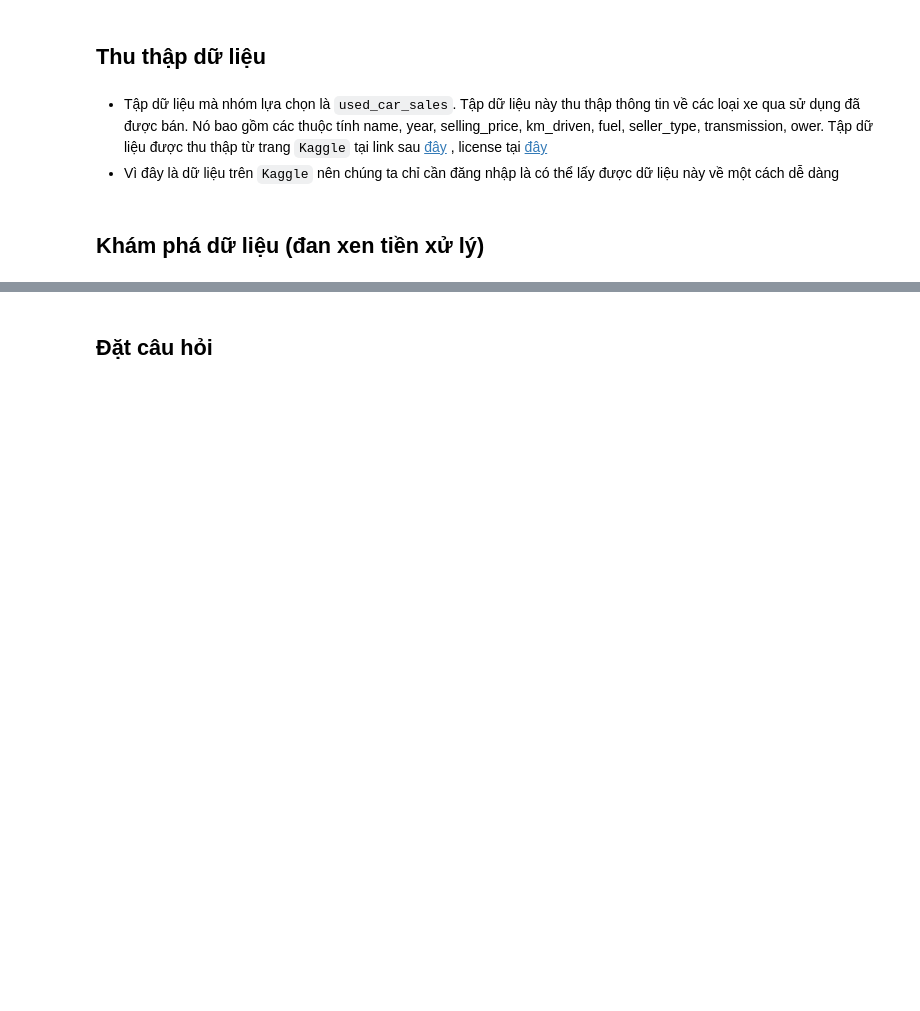
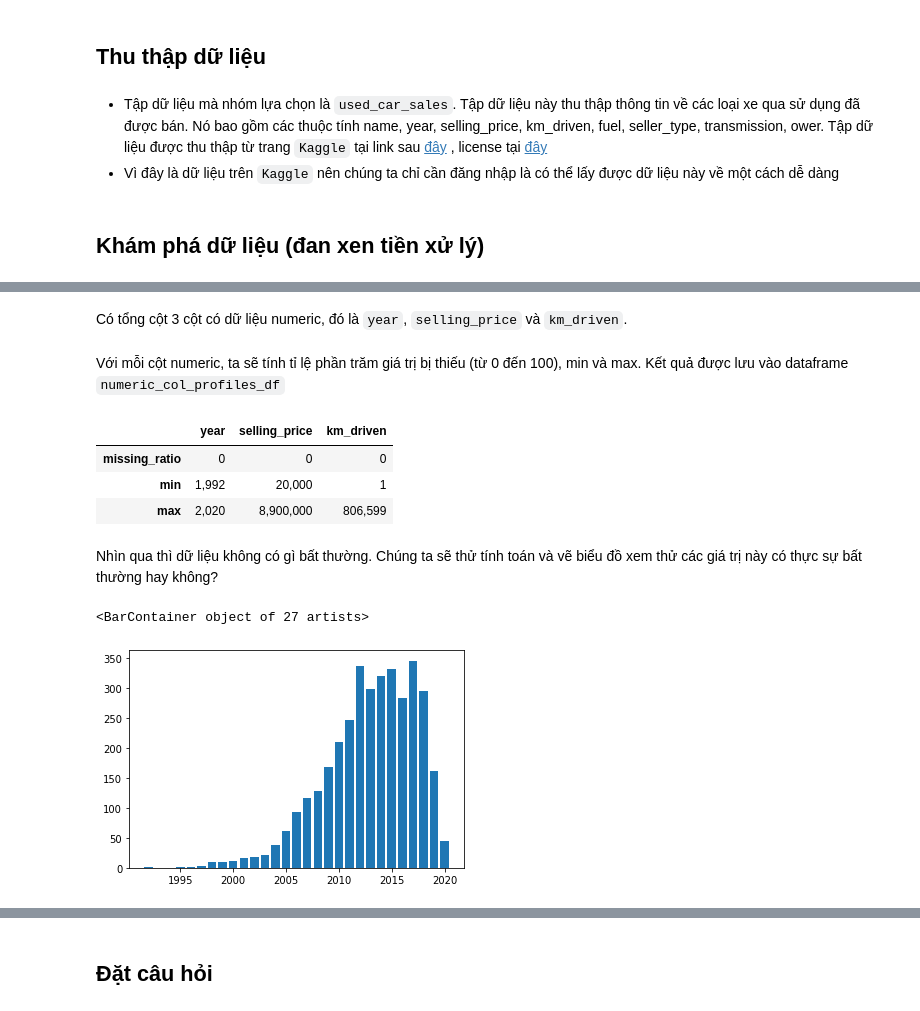
Before and after one commit to syhcmus/LTKHDL, a Jupyter notebook: 18120491_18120540.ipynb, the cells around one changed output, grey strips where cells are left out. Drawn from its saved outputs; the diff is of its cells as text; code cells hidden in the pictures; blank space fills up the shorter version.

```diff
--- a/18120491_18120540.ipynb
+++ b/18120491_18120540.ipynb
@@ -97,0 +25,3 @@ data
+# %%
+df = pd.read_csv('used-car-sales.csv')
+df.head(10)
@@ -97,0 +76,3 @@ data
+# %%
+df = df.drop_duplicates()
+print(f"Kich thuoc cua data sau khi loai bo cac dong bi lap: {df.shape}")
@@ -97,0 +149,28 @@ data
+# %% [markdown]
+Có tổng cột 3 cột có dữ liệu numeric, đó là `year`, `selling_price` và `km_driven`.
+# %% [markdown]
+Với mỗi cột numeric, ta sẽ tính tỉ lệ phần trăm giá trị bị thiếu (từ 0 đến 100), min và max. Kết quả được lưu vào dataframe `numeric_col_profiles_df`
+# %%
+pd.options.display.float_format = '{:,.0f}'.format
+nume_cols = ["year", "selling_price", "km_driven"]
+
+def missing_ratio(s):
+    return s.isnull().mean() * 100
+
+numeric_col_profiles_df = df[nume_cols].agg([missing_ratio, 'min', 'max'])
+numeric_col_profiles_df
+# %% [output]
+|  | year | selling_price | km_driven |
+| missing_ratio | 0 | 0 | 0 |
+| min | 1,992 | 20,000 | 1 |
+| max | 2,020 | 8,900,000 | 806,599 |
+# %% [markdown]
+Nhìn qua thì dữ liệu không có gì bất thường. Chúng ta sẽ thử tính toán và vẽ biểu đồ xem thử các giá trị này có thực sự bất thường hay không?
+# %%
+year_df = pd.DataFrame(df['year'].value_counts())
+year_df.columns = ["Number of years"]
+# %%
+plt.bar(year_df.index, year_df['Number of years'])
+# %% [output]
+<BarContainer object of 27 artists>
+[figure, added]
```
Also changed, not shown: parts of 98 cells of this notebook.
